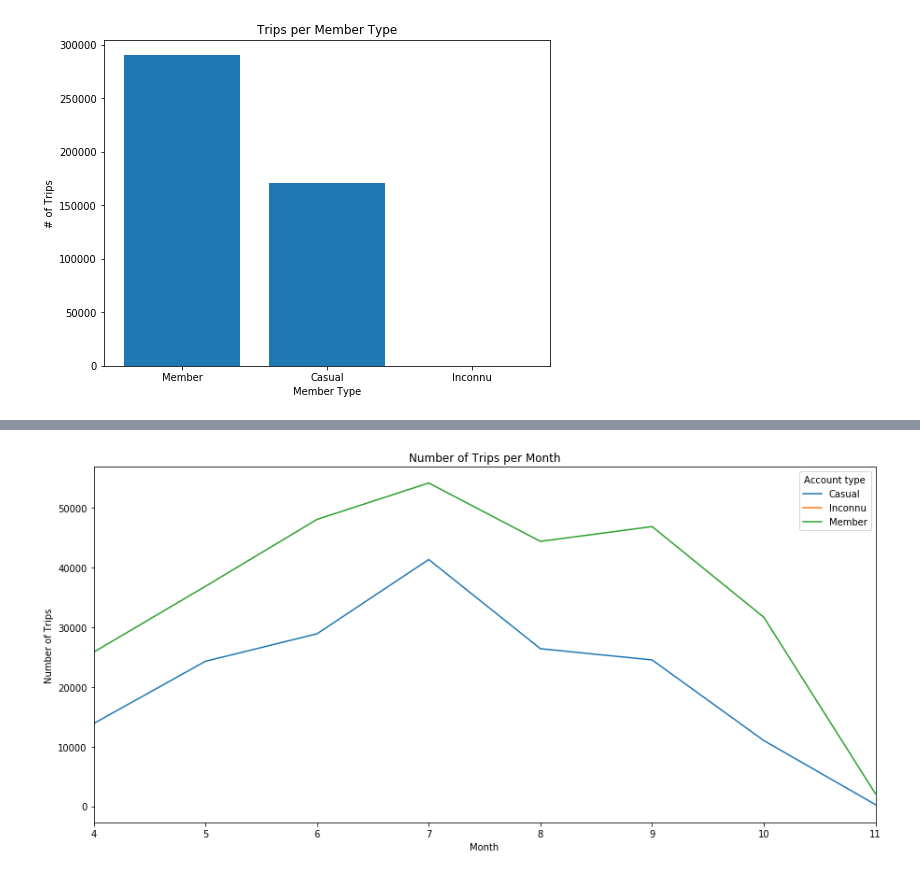
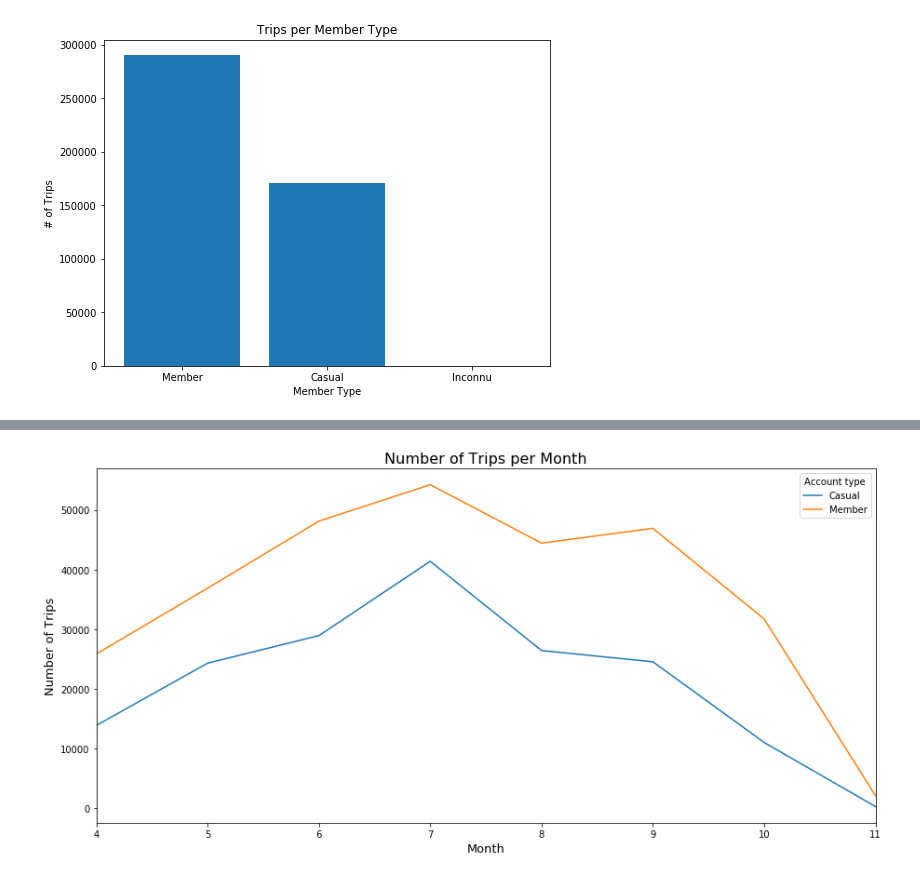
Before and after one commit to Pushkar-v/Nice-Ride-2017---Minnesota, a Jupyter notebook: EDA - 2017 Station Locations.ipynb, the cells around one changed output, grey strips where cells are left out. Drawn from its saved outputs; the diff is of its cells as text; code cells hidden in the pictures.

```diff
--- a/EDA - 2017 Station Locations.ipynb
+++ b/EDA - 2017 Station Locations.ipynb
@@ -172,9 +164,9 @@ trip_month.head()
 # %%
 fig, ax = plt.subplots(figsize=(15,7))
-plt.title('Number of Trips per Month')
-data.groupby(['Start_Month','Account type']).size().unstack().plot(ax = ax)
-plt.xlabel('Month')
-plt.ylabel('Number of Trips')
+plt.title('Number of Trips per Month', fontsize = 16)
+data[data['Account type'] != 'Inconnu'].groupby(['Start_Month','Account type']).size().unstack().plot(ax = ax)
+plt.xlabel('Month', fontsize = 13)
+plt.ylabel('Number of Trips', fontsize = 13)
 plt.show()
 # %% [output]
-[figure, old version]
+[figure, new version]
```
Also changed, not shown: parts of 1 cell of this notebook.
